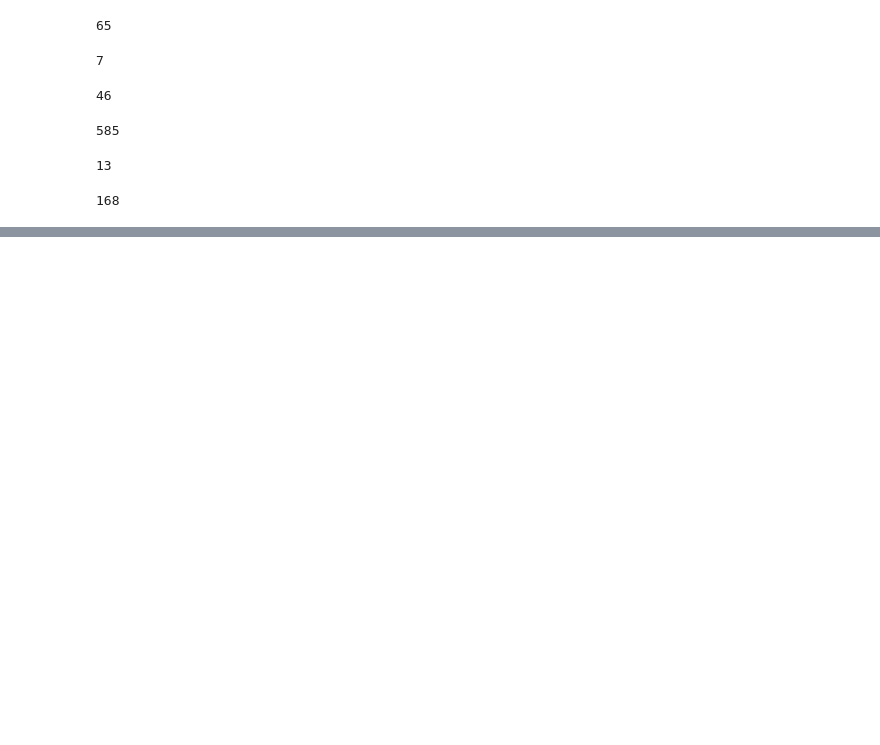
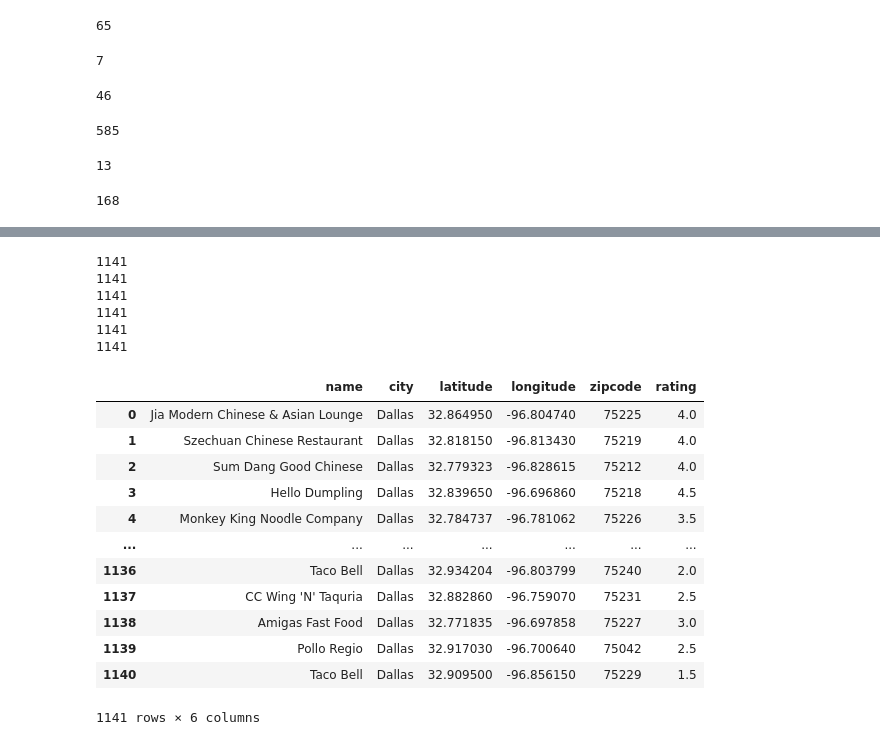
Before and after one commit to DPintacasi/teamcobra_project1, a Jupyter notebook: Scripts/DallasRestaurants.ipynb, the cells around one changed output, grey strips where cells are left out. Cells and saved outputs as stored; diff of their text form; code cells hidden in the pictures; blank space fills up the shorter version.

```diff
--- a/Scripts/DallasRestaurants.ipynb
+++ b/Scripts/DallasRestaurants.ipynb
@@ -514,17 +523,39 @@ dallas_yelp = ['chinese1_response',
 # %%
-#json response:"name", "categories", "location.address1", "location.city", "location.state", "location.zip_code", "price"
-businesses = response["businesses"]
+# create empty lists for data
+name = []
+city = []
+latitude = []
+longitude = []
+zipcode = []
+ethnicity = []
+price = []
+rating = []
 
-for business in businesses:
-    name.append(business["name"])
-    city.append(business["location"]["city"])
-    latitude.append(business["coordinates"]["latitude"])
-    longitude.append(business["coordinates"]["longitude"])
-    zipcode.append(business["location"]["zip_code"])
-    #try/except for loop for ethnicity & price
-    ethnicity.append(business["categories"]["alias"])
-    price.append(business["price"])
-    rating.append(business["rating"])
+for i in range(len(dallas_yelp)):
+    for j in range(len(dallas_yelp[i]['businesses'])):
+        name.append(dallas_yelp[i]["businesses"][j]["name"])
+        city.append("Dallas")
+        latitude.append(dallas_yelp[i]["businesses"][j]["coordinates"]["latitude"])
+        longitude.append(dallas_yelp[i]["businesses"][j]["coordinates"]["longitude"])
+        zipcode.append(dallas_yelp[i]["businesses"][j]["location"]["zip_code"])
+        #try/except for loop for ethnicity & price
+        #ethnicity.append(dallas_yelp[i]["businesses"][j]["categories"]["alias"])
+        #price.append(dallas_yelp[i]["businesses"][j]["price"])
+        rating.append(dallas_yelp[i]["businesses"][j]["rating"])
+# %%
+print(len(name))
+print(len(city))
+print(len(latitude))
+print(len(longitude))
+print(len(zipcode))
+print(len(rating))
+# %% [output]
+1141
+1141
+1141
+1141
+1141
+1141
 # %%
 # create dictionary for restaurant data
 restaurant_dict = {
@@ -533,12 +564,27 @@ restaurant_dict = {
     "latitude": latitude,
     "longitude": longitude,
     "zipcode": zipcode,
-    "ethnicity": ethnicity,
-    "price": price,
+    #"ethnicity": ethnicity,
+    #"price": price,
     "rating": rating}
 # %%
 # create dataframe from dictionary data
 dallas_restaurants = pd.DataFrame(restaurant_dict)
+dallas_restaurants
+# %% [output]
+|  | name | city | latitude | longitude | zipcode | rating |
+| 0 | Jia Modern Chinese & Asian Lounge | Dallas | 32.864950 | -96.804740 | 75225 | 4.0 |
+| 1 | Szechuan Chinese Restaurant | Dallas | 32.818150 | -96.813430 | 75219 | 4.0 |
+| 2 | Sum Dang Good Chinese | Dallas | 32.779323 | -96.828615 | 75212 | 4.0 |
+| 3 | Hello Dumpling | Dallas | 32.839650 | -96.696860 | 75218 | 4.5 |
+| 4 | Monkey King Noodle Company | Dallas | 32.784737 | -96.781062 | 75226 | 3.5 |
+| ... | ... | ... | ... | ... | ... | ... |
+| 1136 | Taco Bell | Dallas | 32.934204 | -96.803799 | 75240 | 2.0 |
+| 1137 | CC Wing 'N' Taquria | Dallas | 32.882860 | -96.759070 | 75231 | 2.5 |
+| 1138 | Amigas Fast Food | Dallas | 32.771835 | -96.697858 | 75227 | 3.0 |
+| 1139 | Pollo Regio | Dallas | 32.917030 | -96.700640 | 75042 | 2.5 |
+| 1140 | Taco Bell | Dallas | 32.909500 | -96.856150 | 75229 | 1.5 |
+1141 rows × 6 columns
 # %%
 # outer merge with zipcode df
 dallas_merge = pd.merge(dallas_zips, dallas_restaurants, on='zipcode', how=outer)
```
Also changed, not shown: parts of 2 cells of this notebook.
